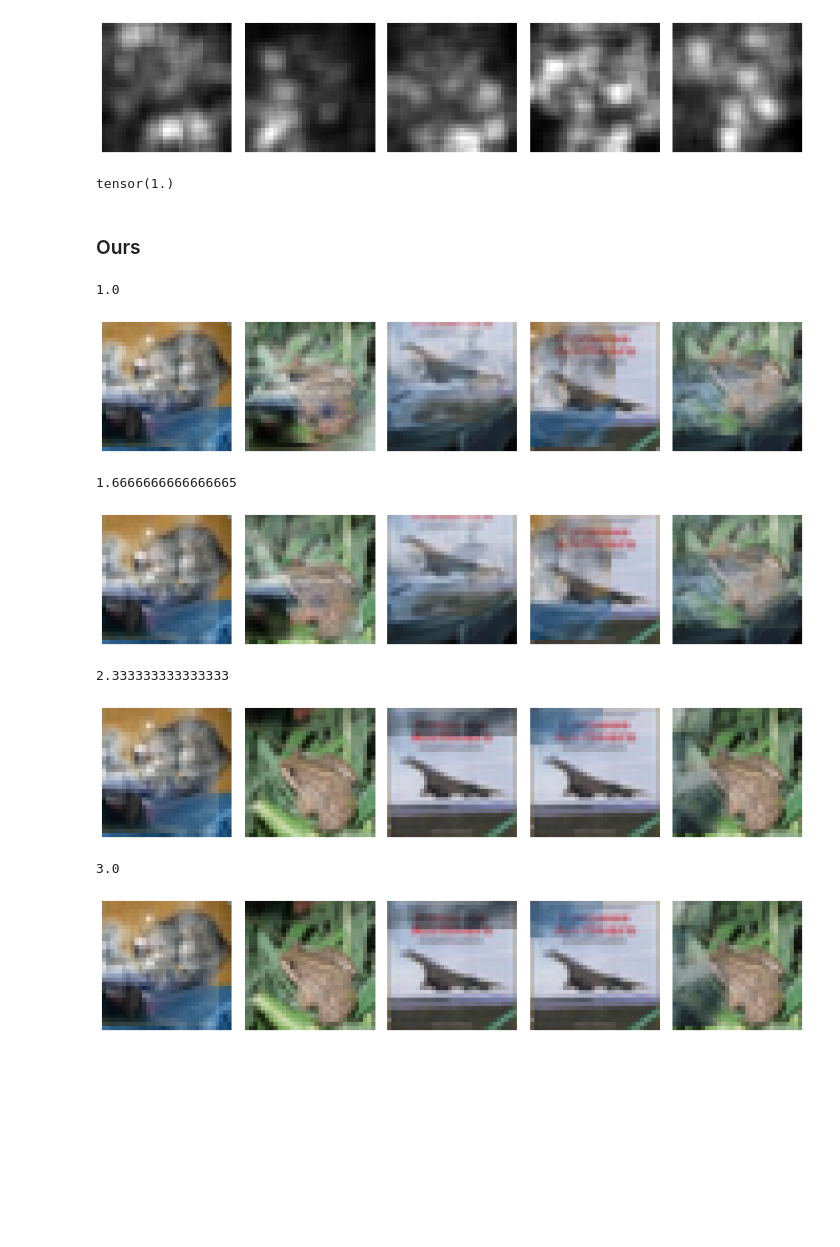
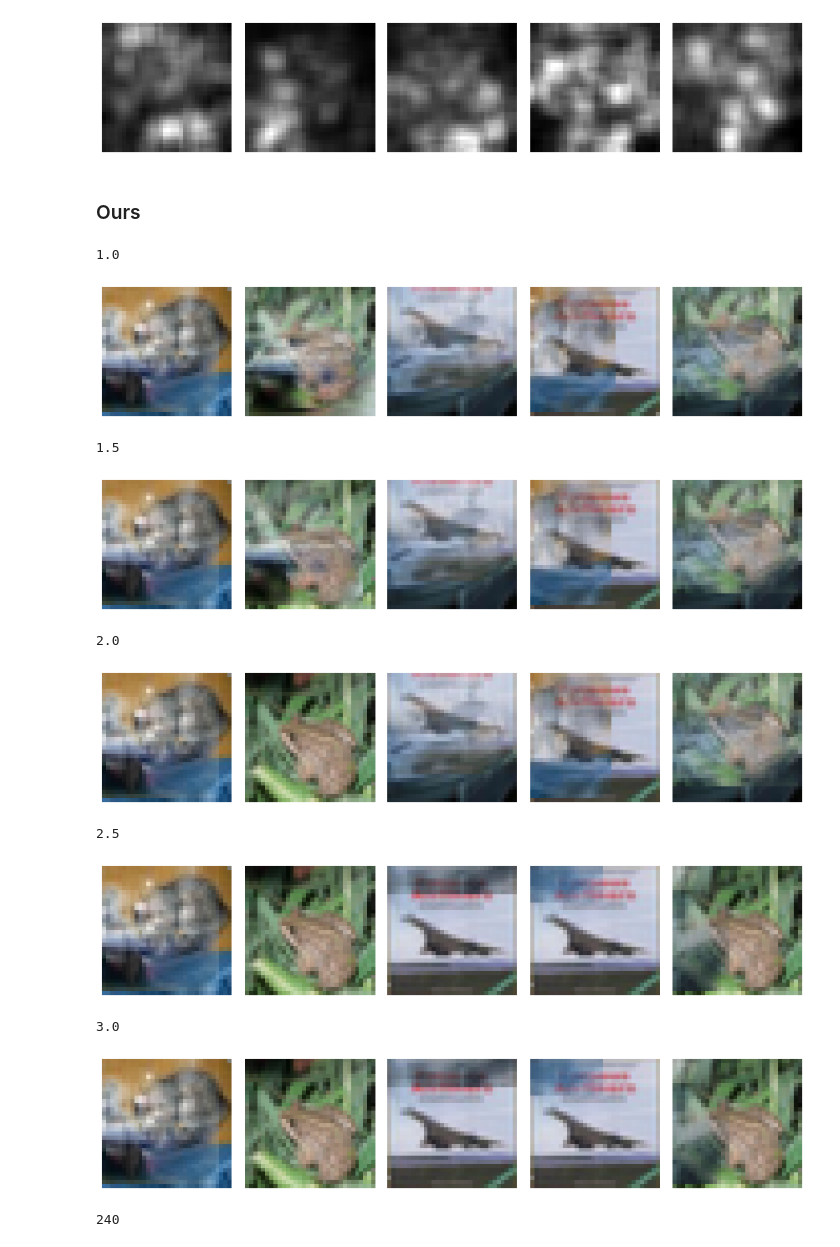
Before and after one commit to averyma/best-mix, a Jupyter notebook: notebook/ours-visualization-cifar10.ipynb, the cells around one changed output. Cells and saved outputs as stored; diff of their text form; code cells hidden in the pictures; blank space fills up the shorter version.

```diff
--- a/notebook/ours-visualization-cifar10.ipynb
+++ b/notebook/ours-visualization-cifar10.ipynb
@@ -62,7 +62,9 @@ from collections import OrderedDict
 
 resnet = models.__dict__['preactresnet18'](10, False, 1).cuda()
 
-checkpoint = torch.load('/group-volume/Multimodal-Learning/ssl/vse_files/runs/fast_autoaugment/models/cifar10_preact_ckpt/vanilla.pth.tar')
+# checkpoint = torch.load('/group-volume/Multimodal-Learning/ssl/vse_files/runs/fast_autoaugment/models/cifar10_preact_ckpt/vanilla.pth.tar')
+checkpoint = torch.load('checkpoint/cifar10_preact_ckpt_vanilla.pth.tar')
+
 od = OrderedDict()
 for key in checkpoint['state_dict'].keys():
     od[key[7:]] = checkpoint['state_dict'][key]
@@ -86,7 +88,8 @@ criterion = nn.CrossEntropyLoss()
 batch_size = 100
 workers=2
 dataset='cifar10'
-data_dir='/group-volume/Multimodal-Learning/ssl/vse_files/runs/fast_autoaugment/data'
+# data_dir='/group-volume/Multimodal-Learning/ssl/vse_files/runs/fast_autoaugment/data'
+data_dir='data'
 valid_labels_per_class=0
 mixup_alpha=0
 train_loader, valid_loader, _, test_loader, num_classes = load_data_subset(batch_size,workers,dataset,data_dir,labels_per_class=labels_per_class,valid_labels_per_class=valid_labels_per_class,mixup_alpha=mixup_alpha)
@@ -130,31 +133,32 @@ print_fig(grad_copy)
 # %% [output]
 [figure]
 [figure]
-# %%
-grad_copy.max()
-# %% [output]
-tensor(1.)
 # %% [markdown]
 ### Ours
 # %%
 from utils_mixup import gradmix_v2
 
-
-for _sigma in np.linspace(1,3,4):
+for _sigma in np.linspace(1,3,5):
     print(_sigma)
     blurr = torchvision.transforms.GaussianBlur(5, sigma=(_sigma, _sigma))
 
     grad = blurr(input_var.grad.detach().abs().mean(dim=1)).squeeze()
 
     mixed_x, mixed_y, mixed_lam = gradmix_v2(input_sp.cuda(), targets.cuda(), grad.unsqueeze(1).cuda(), stride = 1, debug=True)
 
     print_fig(mixed_x.cpu() * std_torch + mean_torch)
 # %% [output]
 1.0
 [figure]
-1.6666666666666665
+1.5
 [figure]
-2.333333333333333
+2.0
-[figure, old version]
+[figure, new version]
-3.0
+2.5
 [figure]
+3.0
+[figure, added]
+# %%
+5*3*2*2*2*2
+# %% [output]
+240
```
Also changed, not shown: parts of 2 cells of this notebook, 18 other files.
